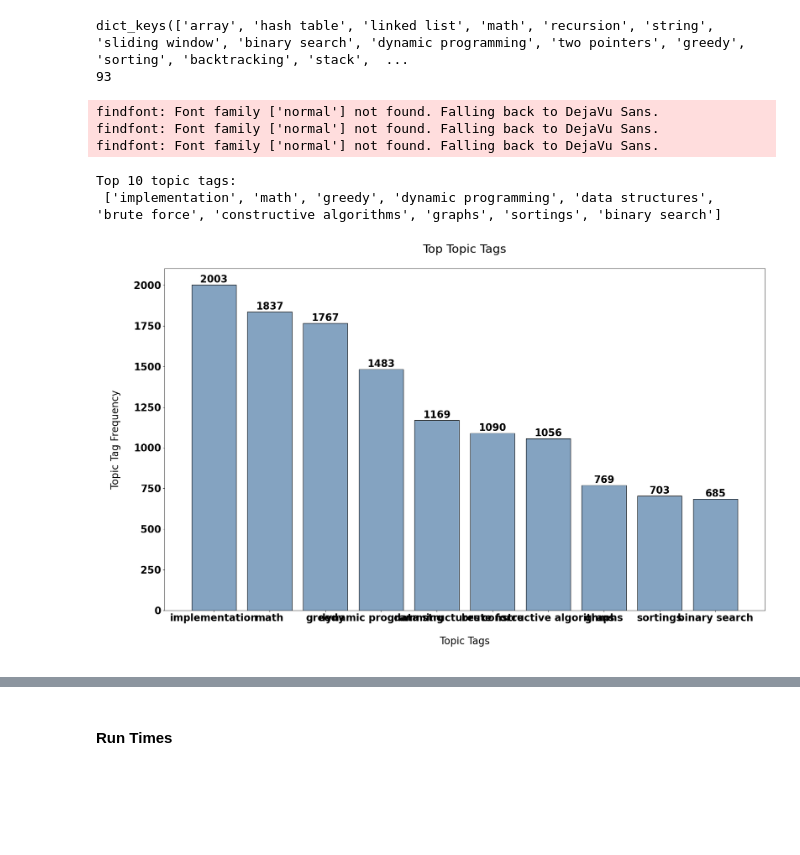
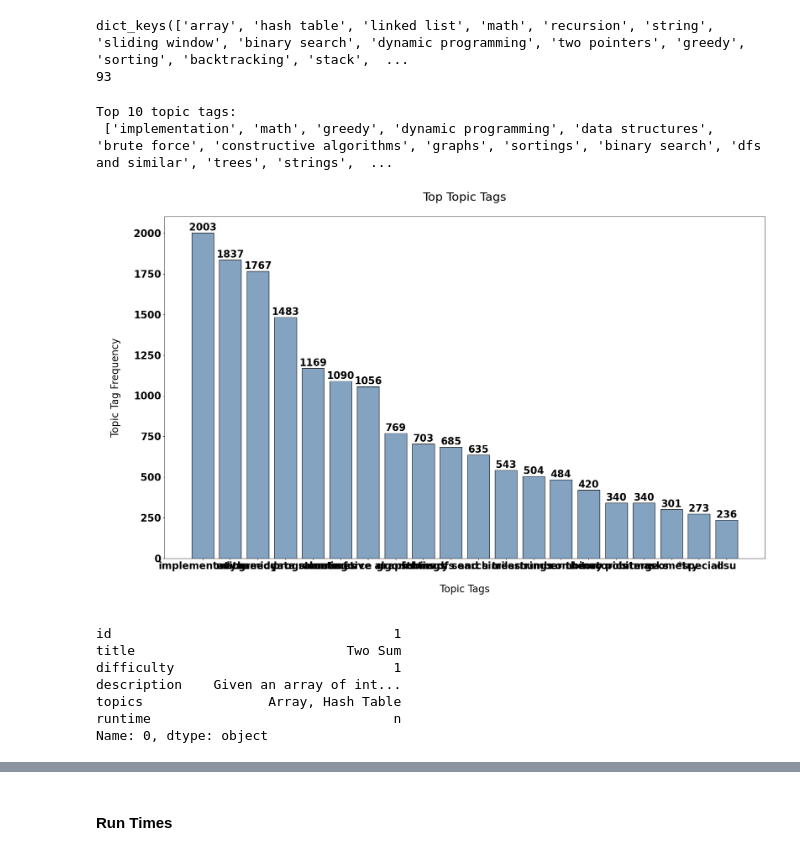
Before and after one commit to VinnieKhanna/RCTCI, a Jupyter notebook: Recracking_the_Coding_Interview.ipynb, the cells around one changed output, grey strips where cells are left out. Drawn from its saved outputs; the diff is of its cells as text; code cells hidden in the pictures; blank space fills up the shorter version.

```diff
--- a/Recracking_the_Coding_Interview.ipynb
+++ b/Recracking_the_Coding_Interview.ipynb
@@ -144,7 +172,7 @@ print("Leetcode difficulties: ", count_lc, "\n")
 count_cf = {1:0, 2:0, 3:0}
 for i in range(len(df_cf)):
   difficulty = df_cf.iloc[i]['difficulty']
-  count_cf[1 if difficulty < 1300 else 2 if difficulty > 1300 and difficulty < 1800 else 3] += 1
+  count_cf[1 if difficulty <= 1300 else 2 if difficulty > 1300 and difficulty <= 1800 else 3] += 1
 print("Codeforces difficulties: ", count_cf, "\n")
 
 count = {1:0, 2:0, 3:0}
@@ -175,7 +203,7 @@ plt.show()
 
 fig = plt.figure()
 ax = fig.add_axes([0,0,1,1])
-difficulty = ["Easy\n Rating <= 1200 ", "Medium\n 1200 < Rating <= 1800", "Hard\n Rating > 1800"]
+difficulty = ["Easy\n Rating <= 1300 ", "Medium\n 1300 < Rating <= 1800", "Hard\n Rating > 1800"]
 counts = []
 for i in count:
   counts.append(count_cf[i])
@@ -241,12 +271,15 @@ plt.figure(figsize=[80,100])
 #### Problem Description
 # %%
 bow = {}
+total_words = 0
 for i in range(len(df_combined)):
+  total_words += len(df_combined.iloc[i]['description'].split(' '))
   for word in df_combined.iloc[i]['description'].split(' '):
     if word not in bow:
       bow[word] = 1
     else:
       bow[word]+=1
+avg_words = total_words/len(df_combined)
 freq = []
 for i in bow:
   hq.heappush(freq, (bow[i], i))
@@ -261,5 +294,7 @@ word_cloud = WordCloud(collocations=False).generate(text)
 plt.imshow(word_cloud, interpolation="bilinear")
 plt.axis("off")
 plt.figure(figsize=[80,100])
+
+print("Average Length of Problem Descriptions for df_combined (in words):", avg_words)
 # %% [output]
 [(87482, 'the'), (47574, 'of'), (34574, 'to'), (28856, 'is'), (28246, 'a'), (25962, 'and'), (18572, 'in'), (16201, 'that'), (14391, 'are'), (14139, ''), (9021, 'number'), (8611, 'can'), (8547, 'from') ...
@@ -298,29 +333,44 @@ dict_keys(['array', 'hash table', 'linked list', 'math', 'recursion', 'string',
 # %%
 import matplotlib
 font = {'family' : 'normal',
         'weight' : 'bold',
         'size'   : 22}
 
 matplotlib.rc('font', **font)
 
-top_10_topics = sorted(unique_topic_count, key=unique_topic_count.get, reverse=True)[:10]
+top_10_topics = sorted(unique_topic_count, key=unique_topic_count.get, reverse=True)[:20]
 print("Top 10 topic tags:\n", top_10_topics)
 
 top_10_frequencies = [unique_topic_count[topic] for topic in top_10_topics]
 fig1, ax1 = plt.subplots(figsize=(24,14), dpi=85)
 bars1 = ax1.bar(top_10_topics, top_10_frequencies, edgecolor='black', color=(0.2, 0.4, 0.6, 0.6))
 ax1.set_xlabel("\nTopic Tags\n")
 ax1.set_ylabel("\nTopic Tag Frequency\n")
 ax1.set_title("Top Topic Tags\n")
 for bar in bars1: #labels
   x_pos = bar.get_x() + bar.get_width() / 2
   height = bar.get_height()
   ax1.text(x_pos, height + .25, s=round(height,3), ha='center', va='bottom')
 plt.savefig("top10tags.png", bbox_inches="tight", transparent=True)
+problem_categories = ['math', 'greedy', 'dynamic programming', 'graphs', 'trees', 'strings']
 # %% [output]
-findfont: Font family ['normal'] not found. Falling back to DejaVu Sans.
-findfont: Font family ['normal'] not found. Falling back to DejaVu Sans.
-findfont: Font family ['normal'] not found. Falling back to DejaVu Sans.
+Top 10 topic tags:
+ ['implementation', 'math', 'greedy', 'dynamic programming', 'data structures', 'brute force', 'constructive algorithms', 'graphs', 'sortings', 'binary search', 'dfs and similar', 'trees', 'strings',  ...
-Top 10 topic tags:
- ['implementation', 'math', 'greedy', 'dynamic programming', 'data structures', 'brute force', 'constructive algorithms', 'graphs', 'sortings', 'binary search']
-[figure, old version]
+[figure, new version]
+# %%
+# Before and after splitting
+# topic tags/duplicating samples
+print(df_combined[['id',
+                   'title',
+                   'difficulty',
+                   'description',
+                   'topics',
+                   'runtime']].iloc[0])
+# %% [output]
+id                                    1
+title                           Two Sum
+difficulty                            1
+description    Given an array of int...
+topics                Array, Hash Table
+runtime                               n
+Name: 0, dtype: object
```
Also changed, not shown: parts of 93 cells of this notebook.
